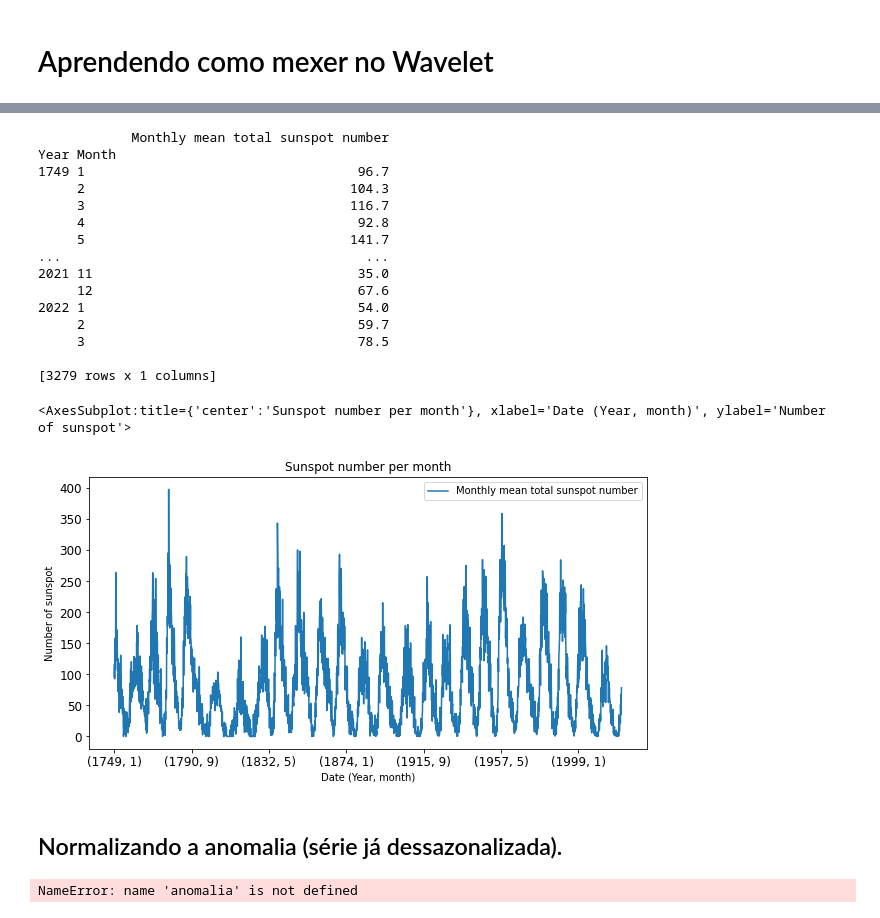
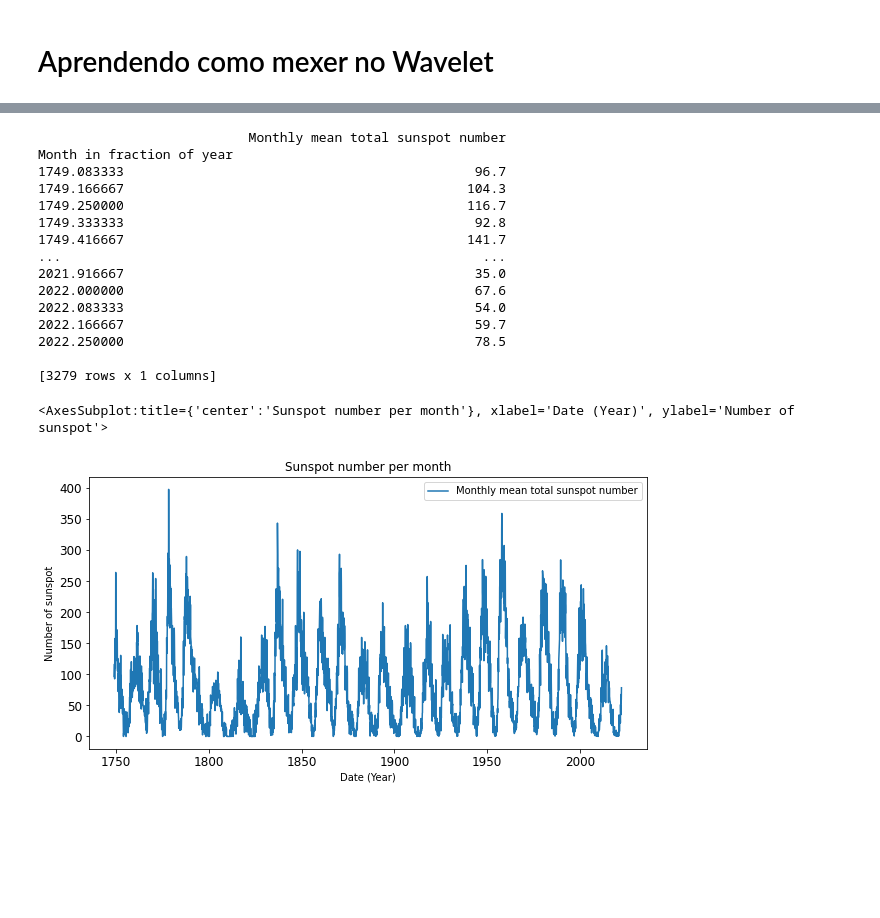
Before and after one commit to morganzera/TGF, a Jupyter notebook: Pibic_pt2/Contagem_Sunspot.ipynb, the cells around one changed output, grey strips where cells are left out. Cells and saved outputs as stored; diff of their text form; code cells hidden in the pictures; blank space fills up the shorter version.

Commit message:
Coloquei o tempo em fracao de ano, falta corrigir e verificar a wavelet

```diff
--- a/Pibic_pt2/Contagem_Sunspot.ipynb
+++ b/Pibic_pt2/Contagem_Sunspot.ipynb
@@ -39,3 +39,9 @@ for i in range(len(dados['Year'])):
     indice.append([dados['Year'][i], dados['Month'][i]])
 indice = tuple(indice)
 indice = pd.MultiIndex.from_tuples(indice, names=["Year", "Month"])
+
+# Colocando em fracao de ano do jeito padrão
+for _ in range(len(dados['Year'])):
+    dados['Month in fraction of year'][_] = int(dados['Year'][_]) + int(dados['Month'][_])*1/12
+indice_fraction =  dados['Month in fraction of year']
+print(dados['Month in fraction of year'])
@@ -42,63 +65,26 @@ indice = pd.MultiIndex.from_tuples(indice, names=["Year", "Month"])
 # %%
 # Colocando os valores de Sunspot em uma tabelinha
 valores = []
 for i in dados['Monthly mean total sunspot number']:
     valores.append(i)
-tabelinha = pd.DataFrame(valores, index=indice, columns=['Monthly mean total sunspot number'])
+tabelinha = pd.DataFrame(valores, index=indice_fraction, columns=['Monthly mean total sunspot number'])
 print(tabelinha)
-tabelinha.plot(fontsize=12, figsize=(10, 5), title='Sunspot number per month', xlabel='Date (Year, month)', ylabel='Number of sunspot')
+tabelinha.plot(fontsize=12, figsize=(10, 5), title='Sunspot number per month', xlabel='Date (Year)', ylabel='Number of sunspot')
 # %% [output]
-            Monthly mean total sunspot number
-Year Month
-1749 1                                   96.7
-     2                                  104.3
-     3                                  116.7
-     4                                   92.8
-     5                                  141.7
-...                                       ...
-2021 11                                  35.0
-     12                                  67.6
-2022 1                                   54.0
-     2                                   59.7
-     3                                   78.5
+                           Monthly mean total sunspot number
+Month in fraction of year
+1749.083333                                             96.7
+1749.166667                                            104.3
+1749.250000                                            116.7
+1749.333333                                             92.8
+1749.416667                                            141.7
+...                                                      ...
+2021.916667                                             35.0
+2022.000000                                             67.6
+2022.083333                                             54.0
+2022.166667                                             59.7
+2022.250000                                             78.5
 
 [3279 rows x 1 columns]
-<AxesSubplot:title={'center':'Sunspot number per month'}, xlabel='Date (Year, month)', ylabel='Number of sunspot'>
+<AxesSubplot:title={'center':'Sunspot number per month'}, xlabel='Date (Year)', ylabel='Number of sunspot'>
-[figure, old version]
+[figure, new version]
-# %% [markdown]
-## Normalizando a anomalia (série já dessazonalizada).
-# %%
-# Arrumando o conjunto de valores para poder fazer a media
-janeiro, fevereiro, marco, abril, maio, junho, julho, agosto, setembro, outubro, novembro, dezembro = [],[],[],[],[],[],[],[],[],[],[],[]
-a = []
-b = list(anomalia.values)
-for x in b:
-    a.append(x)
-
-for x in range(len(anomalia.index)):
-    if anomalia.index[x][1] == 1:
-        janeiro.append(a[x])
-    elif anomalia.index[x][1] == 2:
-        fevereiro.append(a[x])
-    elif anomalia.index[x][1] == 3:
-        marco.append(a[x])
-    elif anomalia.index[x][1] == 4:
-        abril.append(a[x])
-    elif anomalia.index[x][1] == 5:
-        maio.append(a[x])
-    elif anomalia.index[x][1] == 6:
-        junho.append(a[x])
-    elif anomalia.index[x][1] == 7:
-        julho.append(a[x])
-    elif anomalia.index[x][1] == 8:
-        agosto.append(a[x])
-    elif anomalia.index[x][1] == 9:
-        setembro.append(a[x])
-    elif anomalia.index[x][1] == 10:
-        outubro.append(a[x])
-    elif anomalia.index[x][1] == 11:
-        novembro.append(a[x])
-    else:
-        dezembro.append(a[x])
-# %% [output]
-NameError: name 'anomalia' is not defined
```
Also changed, not shown: parts of 11 cells of this notebook, 1 other file.
